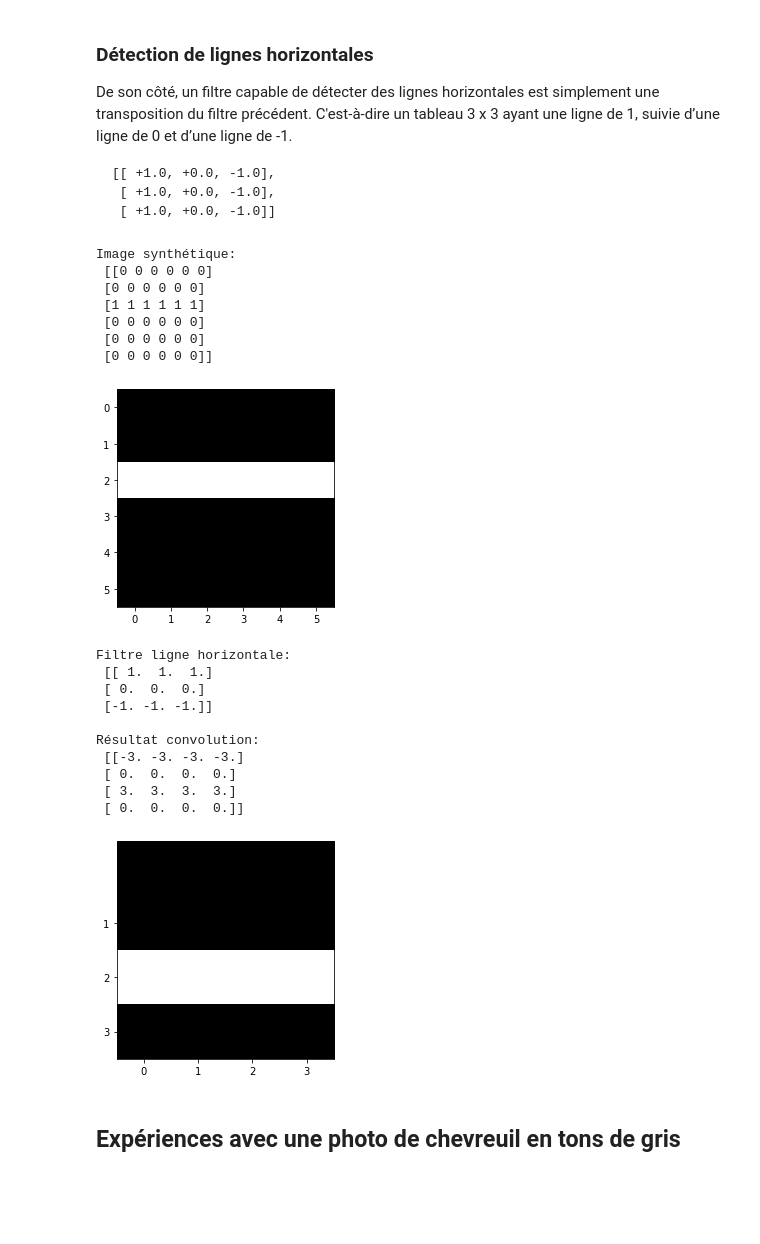
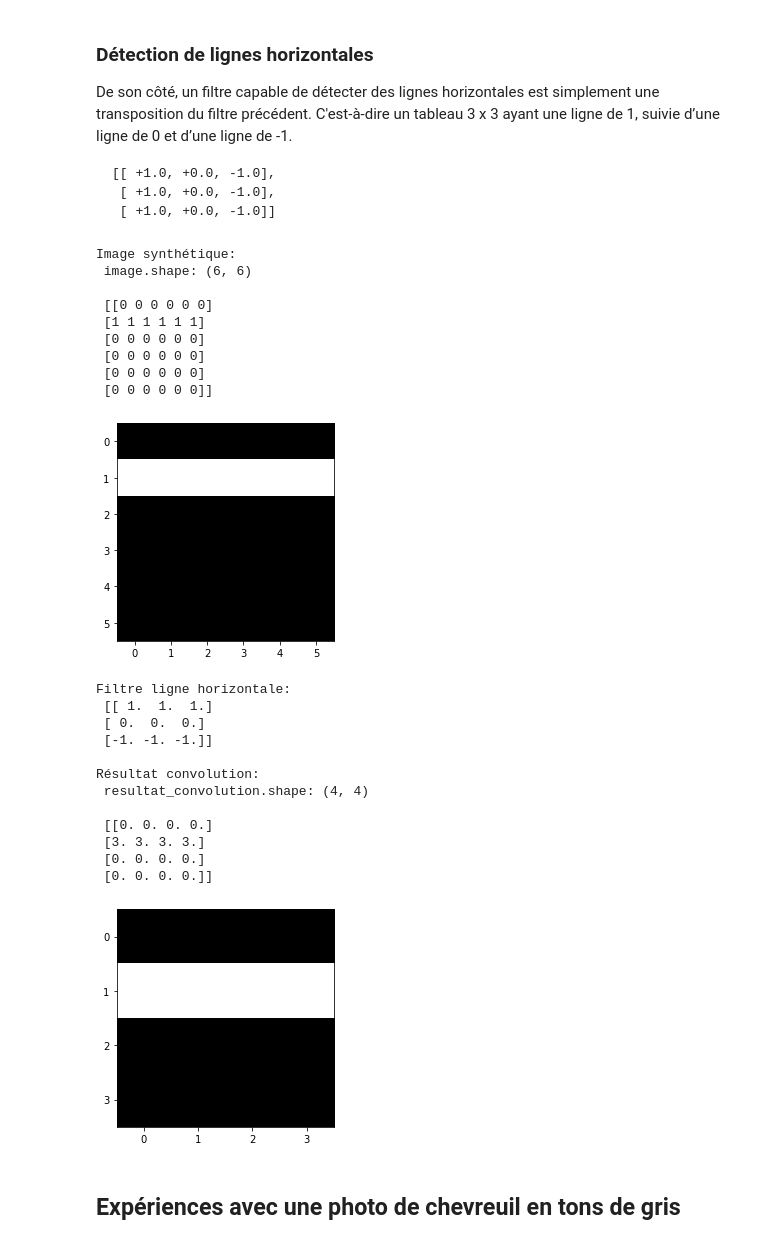
Before and after one commit to ClaudeCoulombe/VIARENA, a Jupyter notebook: Labos/Lab-Convolution/Petites_experiences_avec_la_convolution.ipynb, the cells around one changed output. Saved outputs shown, nothing was run; the diff lists cells and outputs as text; code cells hidden in the pictures; blank space fills up the shorter version.

Commit message:
Amélioration de l'affichage des résultats

```diff
--- a/Labos/Lab-Convolution/Petites_experiences_avec_la_convolution.ipynb
+++ b/Labos/Lab-Convolution/Petites_experiences_avec_la_convolution.ipynb
@@ -95,51 +103,57 @@ De son côté, un filtre capable de détecter des lignes horizontales est simple
 # %%
 # image synthétique comportant une ligne verticale
 image = np.array([[0,0,0,0,0,0],
+                  [1,1,1,1,1,1],
                   [0,0,0,0,0,0],
-                  [1,1,1,1,1,1],
                   [0,0,0,0,0,0],
                   [0,0,0,0,0,0],
                   [0,0,0,0,0,0],
                  ])
 
-print("Image synthétique:\n",image)
+print("Image synthétique:\n","image.shape:",image.shape,"\n\n",image)
 
+yint = range(0, image.shape[1])
+plt.yticks(yint)
 plt.imshow(image,cmap=plt.get_cmap('gray'),vmin=0,vmax=1)
 plt.show()
 
 # Filtre pour reconnaître des lignes horizontales dans une image
 filtre = np.array([[ +1.0, +1.0, +1.0],
                    [ +0.0, +0.0, +0.0],
                    [ -1.0, -1.0, -1.0]])
 print("\nFiltre ligne horizontale:\n",filtre)
 
 resultat_convolution = convolution(image,filtre)
-print("\nRésultat convolution:\n",resultat_convolution)
+print("\nRésultat convolution:\n","resultat_convolution.shape:",resultat_convolution.shape,"\n\n",resultat_convolution)
 
-yint = range(1, 5)
+yint = range(0, resultat_convolution.shape[1])
 plt.yticks(yint)
 plt.imshow(resultat_convolution,cmap=plt.get_cmap('gray'),vmin=0,vmax=1)
 plt.show()
 # %% [output]
 Image synthétique:
+ image.shape: (6, 6)
+
  [[0 0 0 0 0 0]
- [0 0 0 0 0 0]
  [1 1 1 1 1 1]
  [0 0 0 0 0 0]
  [0 0 0 0 0 0]
+ [0 0 0 0 0 0]
  [0 0 0 0 0 0]]
-[figure, old version]
+[figure, new version]
 Filtre ligne horizontale:
  [[ 1.  1.  1.]
  [ 0.  0.  0.]
  [-1. -1. -1.]]
 
 Résultat convolution:
- [[-3. -3. -3. -3.]
- [ 0.  0.  0.  0.]
- [ 3.  3.  3.  3.]
- [ 0.  0.  0.  0.]]
+ resultat_convolution.shape: (4, 4)
+
+ [[0. 0. 0. 0.]
+ [3. 3. 3. 3.]
+ [0. 0. 0. 0.]
+ [0. 0. 0. 0.]]
-[figure, old version]
+[figure, new version]
 # %% [markdown]
 ## Expériences avec une photo de chevreuil en tons de gris
 # %%
```
Also changed, not shown: parts of 5 cells of this notebook.
